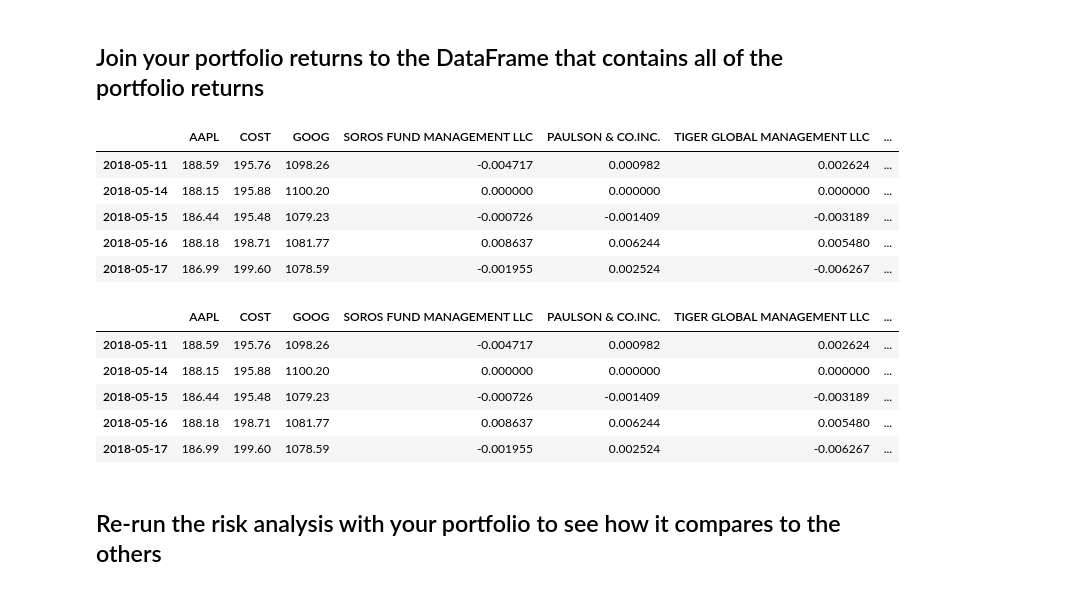
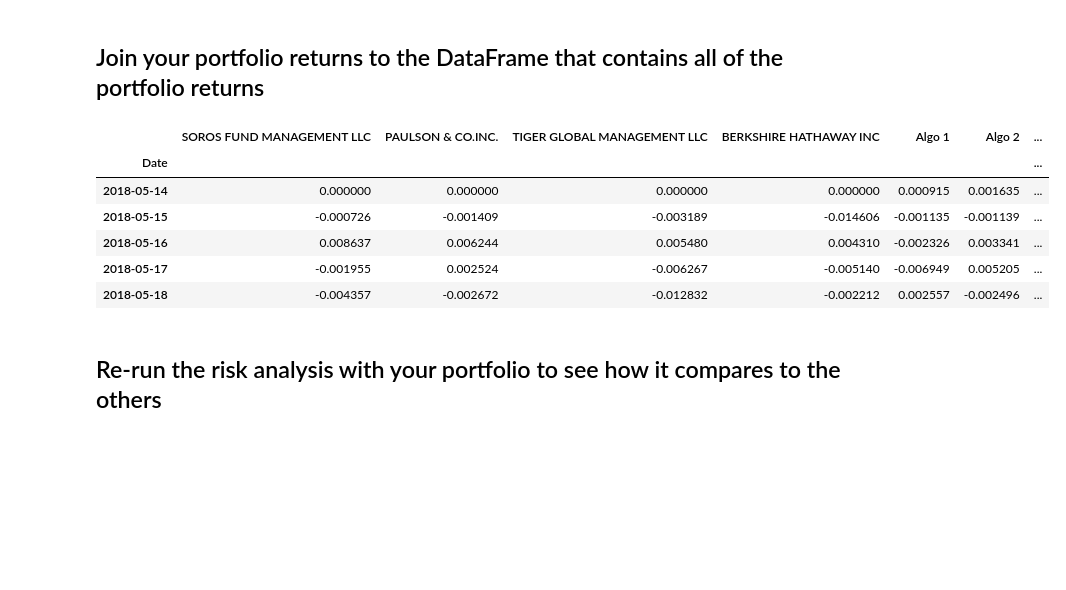
Before and after one commit to AnvithaChaluvadi/Module4Challenge, a Jupyter notebook: whale_analysis.ipynb, the cells around one changed output. Saved outputs shown, nothing was run; the diff lists cells and outputs as text; code cells hidden in the pictures; blank space fills up the shorter version.

```diff
--- a/whale_analysis.ipynb
+++ b/whale_analysis.ipynb
@@ -523,8 +521,8 @@ combined_custom_df.head()
 | 2018-05-17 | 186.99 | 199.60 | 1078.59 |
 # %%
 # Calculate daily returns
-combined_custom_return = combined_custom_df.pct_change()
-combined_custom_return
+combined_custom_df = combined_custom_df.pct_change()
+combined_custom_df
 # %% [output]
 | Symbol | AAPL | COST | GOOG |
 | Trade DATE |  |  |  |
@@ -568,7 +566,7 @@ combined_custom_df.head()
 weights = [1/3, 1/3, 1/3]
 
 # Calculate portfolio return combined_custom_return
-weight_portfolio_return = combined_custom_return.dot(weights)
+weight_portfolio_return = combined_custom_df.dot(weights)
 # Display sample data and dropping nulls
 weight_portfolio_return.dropna(inplace= True)
 weight_portfolio_return
@@ -590,26 +588,22 @@ Length: 249, dtype: float64
 ## Join your portfolio returns to the DataFrame that contains all of the portfolio returns
 # %%
 # Join your returns DataFrame to the original returns DataFrame
-joined_returns = pd.concat([combined_custom_df, combined_df], axis = "columns", join = "inner")
-joined_returns.head()
+combined_df["Custom"] = weight_portfolio_return
-# %% [output]
-|  | AAPL | COST | GOOG | SOROS FUND MANAGEMENT LLC | PAULSON & CO.INC. | TIGER GLOBAL MANAGEMENT LLC | ... |
-| 2018-05-11 | 188.59 | 195.76 | 1098.26 | -0.004717 | 0.000982 | 0.002624 | ... |
-| 2018-05-14 | 188.15 | 195.88 | 1100.20 | 0.000000 | 0.000000 | 0.000000 | ... |
-| 2018-05-15 | 186.44 | 195.48 | 1079.23 | -0.000726 | -0.001409 | -0.003189 | ... |
-| 2018-05-16 | 188.18 | 198.71 | 1081.77 | 0.008637 | 0.006244 | 0.005480 | ... |
-| 2018-05-17 | 186.99 | 199.60 | 1078.59 | -0.001955 | 0.002524 | -0.006267 | ... |
+# %%
+combined_df.tail()
+combined_df.dropna(inplace=True)
 # %%
 # Only compare dates where return data exists for all the stocks (drop NaNs)
-joined_returns.dropna(inplace=True)
-joined_returns.head()
+combined_df.dropna(inplace=True)
+combined_df.head()
 # %% [output]
-|  | AAPL | COST | GOOG | SOROS FUND MANAGEMENT LLC | PAULSON & CO.INC. | TIGER GLOBAL MANAGEMENT LLC | ... |
-| 2018-05-11 | 188.59 | 195.76 | 1098.26 | -0.004717 | 0.000982 | 0.002624 | ... |
-| 2018-05-14 | 188.15 | 195.88 | 1100.20 | 0.000000 | 0.000000 | 0.000000 | ... |
-| 2018-05-15 | 186.44 | 195.48 | 1079.23 | -0.000726 | -0.001409 | -0.003189 | ... |
-| 2018-05-16 | 188.18 | 198.71 | 1081.77 | 0.008637 | 0.006244 | 0.005480 | ... |
-| 2018-05-17 | 186.99 | 199.60 | 1078.59 | -0.001955 | 0.002524 | -0.006267 | ... |
+|  | SOROS FUND MANAGEMENT LLC | PAULSON & CO.INC. | TIGER GLOBAL MANAGEMENT LLC | BERKSHIRE HATHAWAY INC | Algo 1 | Algo 2 | ... |
+| Date |  |  |  |  |  |  | ... |
+| 2018-05-14 | 0.000000 | 0.000000 | 0.000000 | 0.000000 | 0.000915 | 0.001635 | ... |
+| 2018-05-15 | -0.000726 | -0.001409 | -0.003189 | -0.014606 | -0.001135 | -0.001139 | ... |
+| 2018-05-16 | 0.008637 | 0.006244 | 0.005480 | 0.004310 | -0.002326 | 0.003341 | ... |
+| 2018-05-17 | -0.001955 | 0.002524 | -0.006267 | -0.005140 | -0.006949 | 0.005205 | ... |
+| 2018-05-18 | -0.004357 | -0.002672 | -0.012832 | -0.002212 | 0.002557 | -0.002496 | ... |
 # %% [markdown]
 ## Re-run the risk analysis with your portfolio to see how it compares to the others
 # %% [markdown]
```
Also changed, not shown: parts of 13 cells of this notebook, 1 other file.
